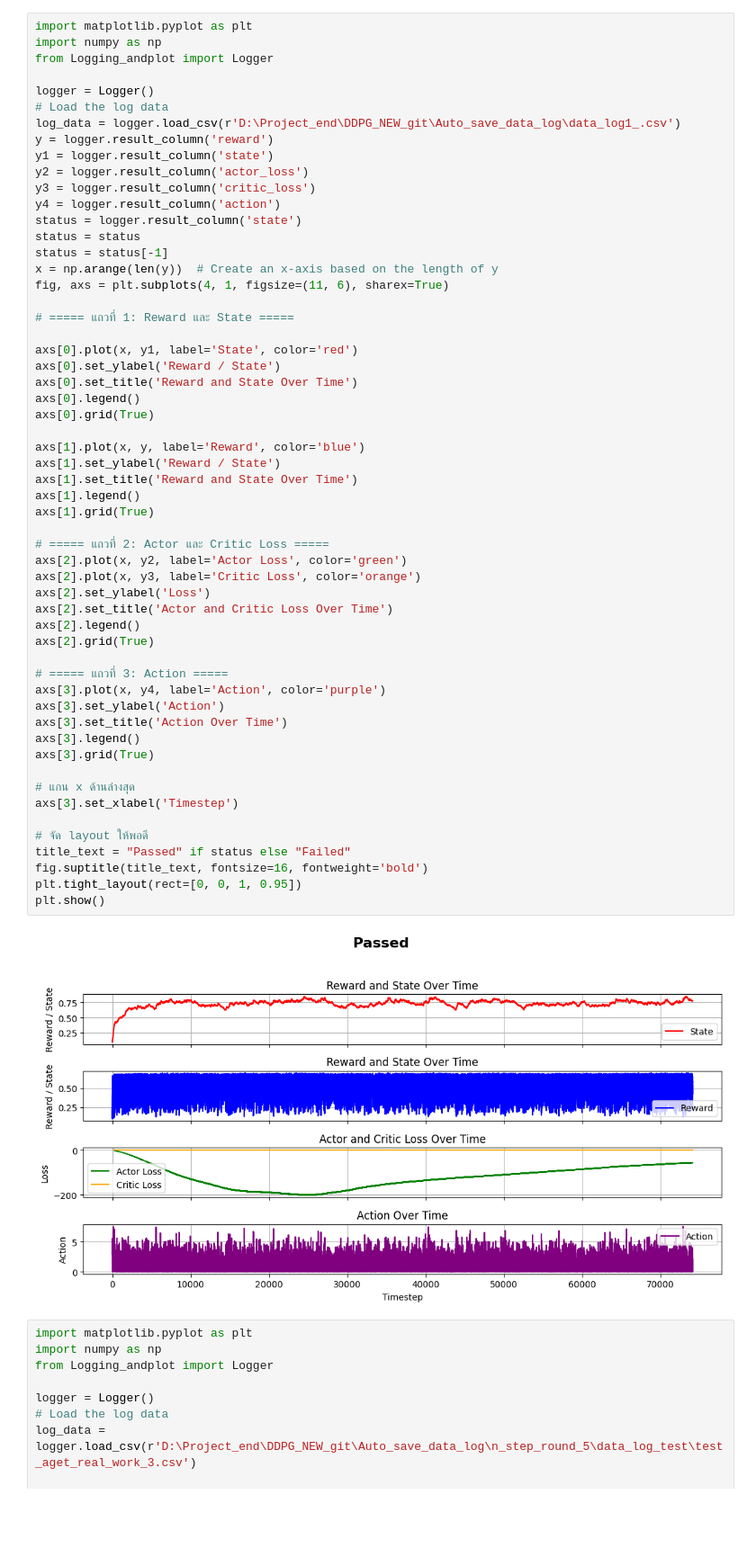
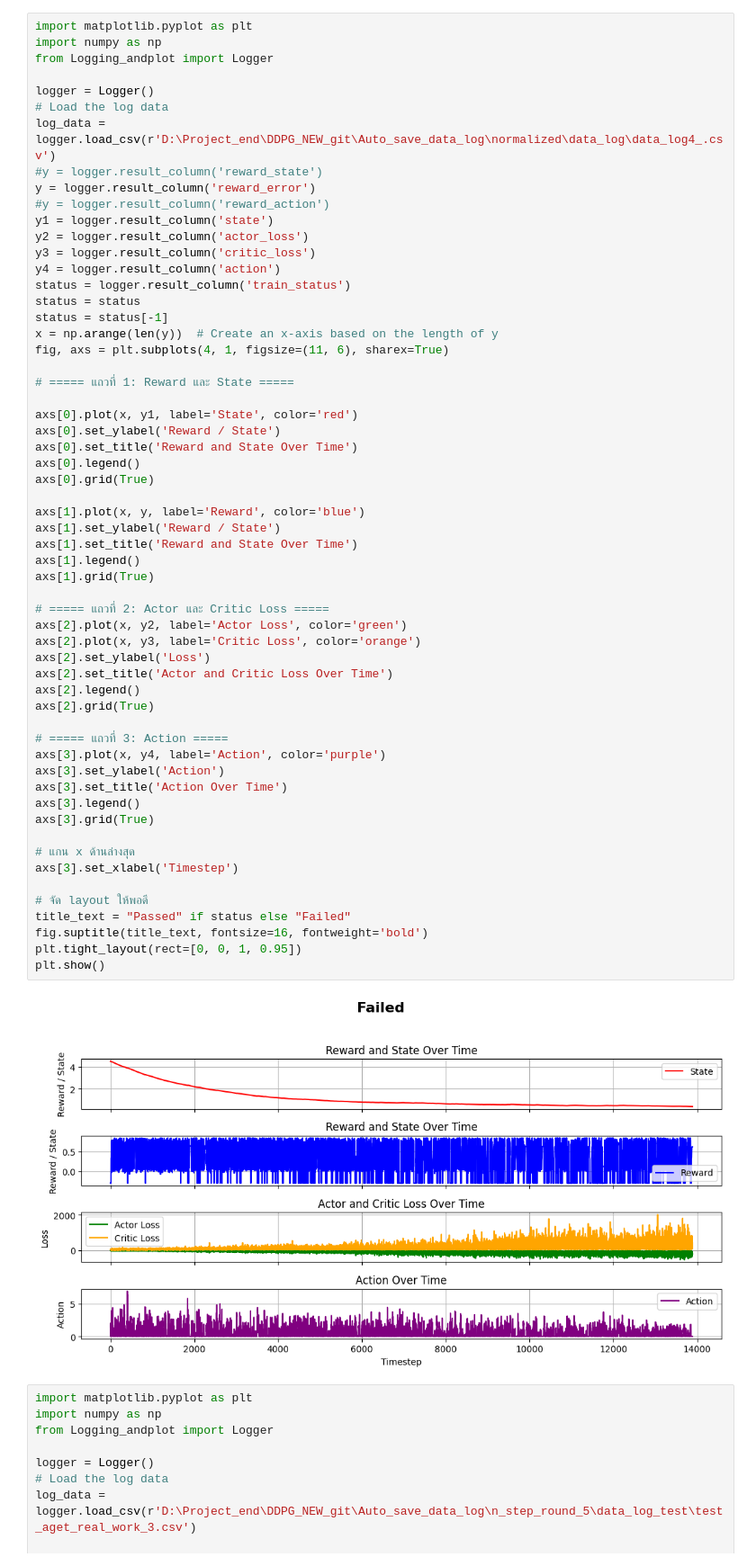
Before and after one commit to MizuSakura/AI_controller, a Jupyter notebook: monitor.ipynb, the cells around one changed output. Shown: that part at 90% size. Drawn from its saved outputs; the diff is of its cells as text; blank space fills up the shorter version.

```diff
--- a/monitor.ipynb
+++ b/monitor.ipynb
@@ -5,13 +5,15 @@ from Logging_andplot import Logger
 
 logger = Logger()
 # Load the log data
-log_data = logger.load_csv(r'D:\Project_end\DDPG_NEW_git\Auto_save_data_log\data_log1_.csv')
-y = logger.result_column('reward')
+log_data = logger.load_csv(r'D:\Project_end\DDPG_NEW_git\Auto_save_data_log\normalized\data_log\data_log4_.csv')
+#y = logger.result_column('reward_state')
+y = logger.result_column('reward_error')
+#y = logger.result_column('reward_action')
 y1 = logger.result_column('state')
 y2 = logger.result_column('actor_loss')
 y3 = logger.result_column('critic_loss')
 y4 = logger.result_column('action')
-status = logger.result_column('state')
+status = logger.result_column('train_status')
 status = status
 status = status[-1]
 x = np.arange(len(y))  # Create an x-axis based on the length of y
@@ -28,34 +30,34 @@ axs[0].grid(True)
 axs[1].plot(x, y, label='Reward', color='blue')
 axs[1].set_ylabel('Reward / State')
 axs[1].set_title('Reward and State Over Time')
 axs[1].legend()
 axs[1].grid(True)
 
 # ===== แถวที่ 2: Actor และ Critic Loss =====
 axs[2].plot(x, y2, label='Actor Loss', color='green')
 axs[2].plot(x, y3, label='Critic Loss', color='orange')
 axs[2].set_ylabel('Loss')
 axs[2].set_title('Actor and Critic Loss Over Time')
 axs[2].legend()
 axs[2].grid(True)
 
 # ===== แถวที่ 3: Action =====
 axs[3].plot(x, y4, label='Action', color='purple')
 axs[3].set_ylabel('Action')
 axs[3].set_title('Action Over Time')
 axs[3].legend()
 axs[3].grid(True)
 
 # แกน x ด้านล่างสุด
 axs[3].set_xlabel('Timestep')
 
 # จัด layout ให้พอดี
 title_text = "Passed" if status else "Failed"
 fig.suptitle(title_text, fontsize=16, fontweight='bold')
 plt.tight_layout(rect=[0, 0, 1, 0.95])
 plt.show()
 # %% [output]
-[figure, old version]
+[figure, new version]
 # %%
 import matplotlib.pyplot as plt
 import numpy as np
```
Also changed, not shown: parts of 1 cell of this notebook, 3 other files.
